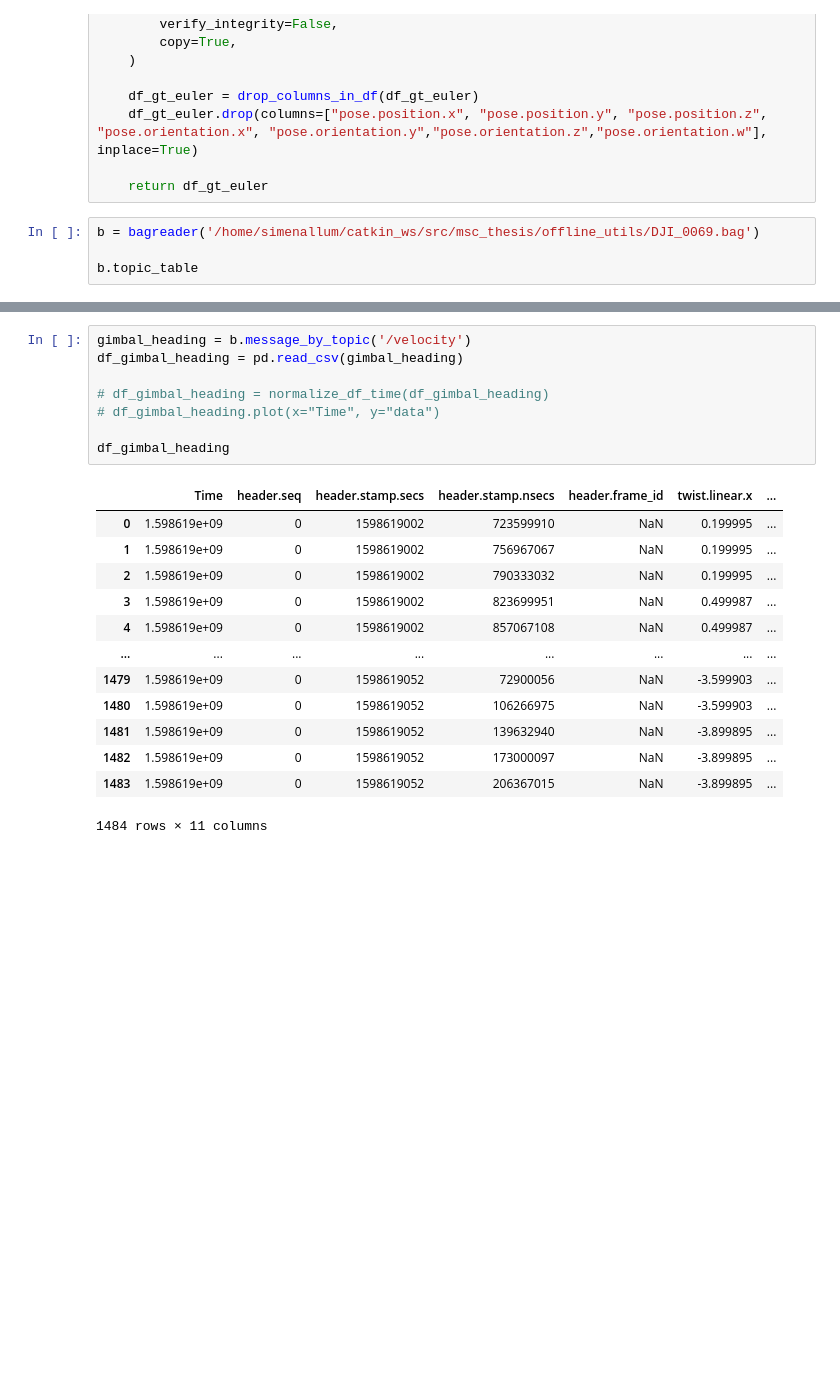
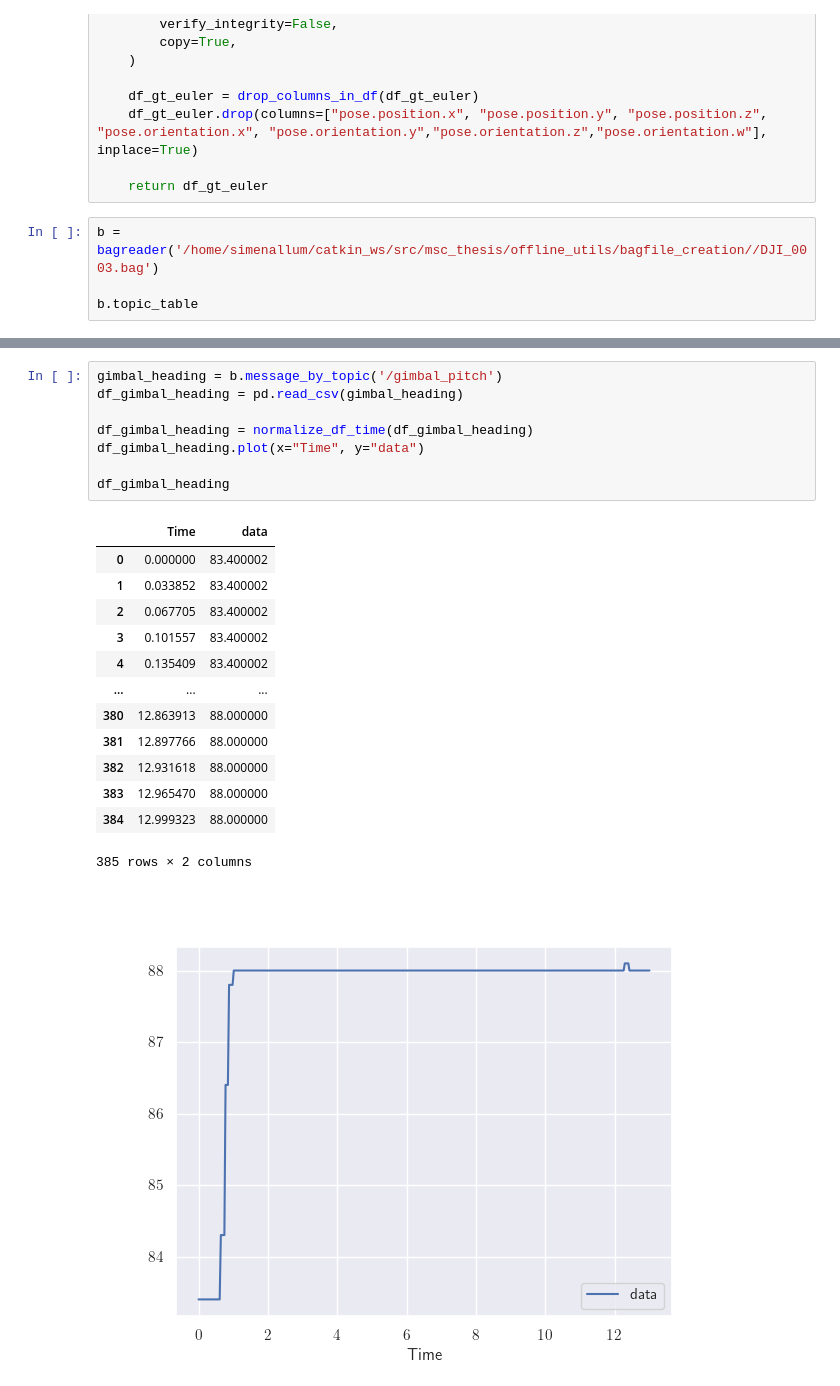
Before and after one commit to simenallum/msc_thesis, a Jupyter notebook: offline_utils/bagfile_creation/analyse_test_data_bags.ipynb, the cells around one changed output, grey strips where cells are left out. Cells and saved outputs as stored; diff of their text form; blank space fills up the shorter version.

```diff
--- a/offline_utils/bagfile_creation/analyse_test_data_bags.ipynb
+++ b/offline_utils/bagfile_creation/analyse_test_data_bags.ipynb
@@ -65,7 +65,7 @@ def df_from_pose_to_euler(df):
 
     return df_gt_euler
 # %%
-b = bagreader('/home/simenallum/catkin_ws/src/msc_thesis/offline_utils/DJI_0069.bag')
+b = bagreader('/home/simenallum/catkin_ws/src/msc_thesis/offline_utils/bagfile_creation//DJI_0003.bag')
 
 b.topic_table
 # %% [output]
@@ -80,22 +110,23 @@ b.topic_table
 # %%
-gimbal_heading = b.message_by_topic('/velocity')
+gimbal_heading = b.message_by_topic('/gimbal_pitch')
 df_gimbal_heading = pd.read_csv(gimbal_heading)
 
-# df_gimbal_heading = normalize_df_time(df_gimbal_heading)
-# df_gimbal_heading.plot(x="Time", y="data")
+df_gimbal_heading = normalize_df_time(df_gimbal_heading)
+df_gimbal_heading.plot(x="Time", y="data")
 
 df_gimbal_heading
 # %% [output]
-|  | Time | header.seq | header.stamp.secs | header.stamp.nsecs | header.frame_id | twist.linear.x | ... |
-| 0 | 1.598619e+09 | 0 | 1598619002 | 723599910 | NaN | 0.199995 | ... |
-| 1 | 1.598619e+09 | 0 | 1598619002 | 756967067 | NaN | 0.199995 | ... |
-| 2 | 1.598619e+09 | 0 | 1598619002 | 790333032 | NaN | 0.199995 | ... |
-| 3 | 1.598619e+09 | 0 | 1598619002 | 823699951 | NaN | 0.499987 | ... |
-| 4 | 1.598619e+09 | 0 | 1598619002 | 857067108 | NaN | 0.499987 | ... |
-| ... | ... | ... | ... | ... | ... | ... | ... |
-| 1479 | 1.598619e+09 | 0 | 1598619052 | 72900056 | NaN | -3.599903 | ... |
-| 1480 | 1.598619e+09 | 0 | 1598619052 | 106266975 | NaN | -3.599903 | ... |
-| 1481 | 1.598619e+09 | 0 | 1598619052 | 139632940 | NaN | -3.899895 | ... |
-| 1482 | 1.598619e+09 | 0 | 1598619052 | 173000097 | NaN | -3.899895 | ... |
-| 1483 | 1.598619e+09 | 0 | 1598619052 | 206367015 | NaN | -3.899895 | ... |
+|  | Time | data |
+| 0 | 0.000000 | 83.400002 |
+| 1 | 0.033852 | 83.400002 |
+| 2 | 0.067705 | 83.400002 |
+| 3 | 0.101557 | 83.400002 |
+| 4 | 0.135409 | 83.400002 |
+| ... | ... | ... |
+| 380 | 12.863913 | 88.000000 |
+| 381 | 12.897766 | 88.000000 |
+| 382 | 12.931618 | 88.000000 |
+| 383 | 12.965470 | 88.000000 |
+| 384 | 12.999323 | 88.000000 |
-1484 rows × 11 columns
+385 rows × 2 columns
+[figure, added]
```
Also changed, not shown: parts of 2 cells of this notebook, 7 other files.
